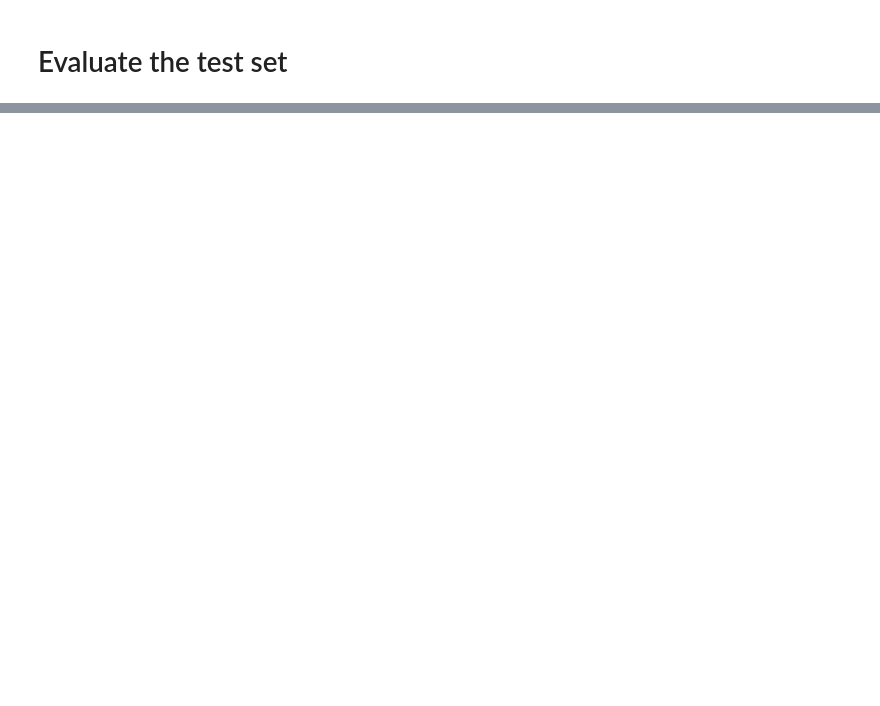
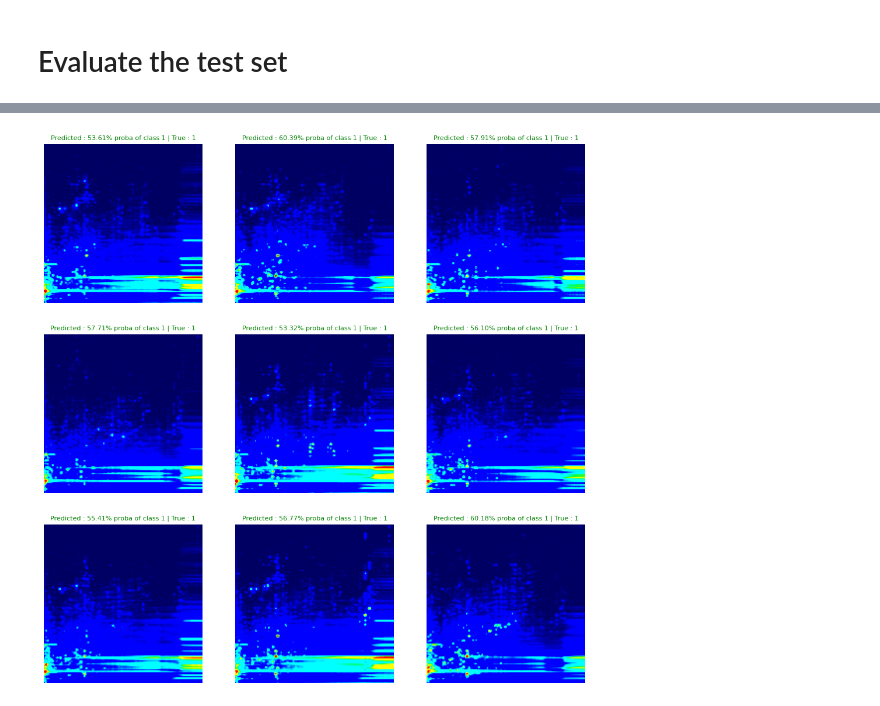
Before and after one commit to adamcseresznye/DeepLCMS, a Jupyter notebook: src/train_google_colab/exp_5_evaluate_final_model.ipynb, the cells around one changed output, grey strips where cells are left out. Drawn from its saved outputs; the diff is of its cells as text; code cells hidden in the pictures; blank space fills up the shorter version.

```diff
--- a/src/train_google_colab/exp_5_evaluate_final_model.ipynb
+++ b/src/train_google_colab/exp_5_evaluate_final_model.ipynb
@@ -98,0 +176,34 @@ fig_, ax_ = bcm.plot()
+# %%
+def inspect_predictions(logits, test_dataloader=test_dataloader):
+    images, labels = next(iter(test_dataloader))
+
+    first_batch_of_logits = logits[: test_dataloader.batch_size]
+    probabilities = torch.sigmoid((torch.cat(first_batch_of_logits, dim=0))).squeeze()
+
+    threshold = 0.5
+    predicted_labels = (probabilities > threshold).float().view(-1)
+
+    # Create a 3x3 grid for displaying images
+    fig = plt.figure(figsize=(12, 12))
+    rows, cols = 3, 3
+
+    for i in range(1, rows * cols + 1):
+        fig.add_subplot(rows, cols, i)
+
+        # Choose a random index
+        random_index = np.random.randint(0, (probabilities.shape[0]) - 1)
+        title = f"Predicted : {probabilities[random_index].item():.2%} proba of class 1 | True : {int(predicted_labels[random_index])}"
+        color = (
+            "g"
+            if probabilities[random_index].item() > 0.5
+            and int(predicted_labels[random_index]) == 1
+            else "r"
+        )
+        plt.title(title, fontsize=8, color=color)
+        plt.imshow(images[random_index].permute(1, 2, 0))
+
+        plt.axis(False)
+
+
+inspect_predictions(logits=predictions)
+# %% [output]
@@ -98,0 +219 @@ fig_, ax_ = bcm.plot()
+[figure, added]
```
Also changed, not shown: parts of 18 cells of this notebook, 4 other files.
